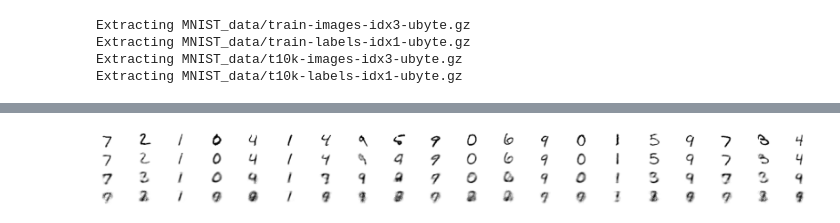
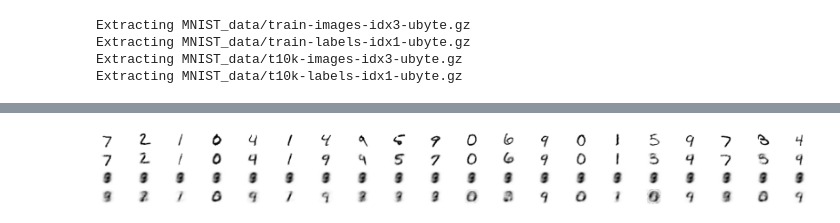
Before and after one commit to jsseely/tensorflow-target-prop, a Jupyter notebook: notebooks/170220 analyze hyperparameter run.ipynb, the cells around one changed output, grey strips where cells are left out. Saved outputs shown, nothing was run; the diff lists cells and outputs as text; code cells hidden in the pictures.

```diff
--- a/notebooks/170220 analyze hyperparameter run.ipynb
+++ b/notebooks/170220 analyze hyperparameter run.ipynb
@@ -22,7 +25,7 @@ import targprop.datasets as ds
 # %% [markdown]
 # process the hyperparameter run
 # %%
-RUN = '../saves/170211_cl_tanh/'
+RUN = '../saves/170220_ae_relu/'
 # %%
 # process directory information
 data_files = [i for i in os.listdir(RUN) if i.endswith('.pickle') and 'params' not in i]
@@ -65,8 +68,6 @@ for k in range(err_algs):
 df = pd.DataFrame(params)
 for k in range(err_algs):
   df = df.join(pd.DataFrame(data[k]))
-# %%
-df.drop('l_dim', axis=1, inplace=True)
 # %%
 mnist = ds.mnist_data_test()
 # %% [output]
@@ -127,33 +172,0 @@ giant_regplot(df, logx=['gamma', 'learning_rate', 'learning_rate_inv', 'noise_st
-# %%
-df = df[df['L_test1'] < 0.2]
-df = df[df['L_test2'] < 0.1]
-# %%
-rows = [u'L_test0', u'L_test1', u'L_test2']
-
-exclude = ['batch_size', 'l_dim', 'actvs2', 'actvs1', 'actvs0']
-cols = list(set(df.columns) - set(rows) - set(exclude)) # everything else
-
-logx = [u'gamma', u'learning_rate', u'learning_rate_inv', u'noise_str'] # which cols get a log xscale
-
-num_cols = len(cols)
-num_rows = len(rows)
-
-fact = 6
-f, ax = plt.subplots(num_rows, num_cols, figsize=(fact*num_cols,fact*num_rows), sharey=False, sharex=False)
-
-for ir, row in enumerate(rows):
-  for ic, col,  in enumerate(cols):
-    logx_bool = col in logx
-    if logx_bool:
-      ax[ir, ic].set_xscale('log', basex=10)
-    sns.regplot(col, row, df, logx=logx_bool, ax=ax[ir, ic], truncate=False)
-    if ir < num_rows-1:
-      ax[ir, ic].xaxis.label.set_visible(False)
-    if ic > 0:
-      ax[ir, ic].yaxis.label.set_visible(False)
-
-    d_range = df[row].max() - df[row].min()
-    ax[ir, ic].set_ylim([df[row].min()-0.1*d_range, df[row].max()+0.1*d_range])
-    ax[ir, ic].set_xlim([df[col].min(), df[col].max()])
-
-plt.show()
@@ -180,18 +173,16 @@ array([[-0., -0., -0., ..., -0., -0., -0.],
 # %%
 n = 20
 f, ax = plt.subplots(4, n, figsize=(5*n,5*2))
-np.random.seed(4)
 for col, i in enumerate(range(n)):
-  example = np.random.randint(df['actvs0'][0].shape[0])
   example = i
   ax[0, col].matshow(mnist.inputs[example].reshape((28,28)))
-  ax[1, col].matshow(df['actvs0'][ind0][example].reshape((28,28)))
-  ax[2, col].matshow(df['actvs1'][ind1][example].reshape((28,28)))
-  ax[3, col].matshow(df['actvs2'][ind2][example].reshape((28,28)))
+  ax[1, col].matshow(df['reconstruction0'][ind0][example].reshape((28,28)))
+  ax[2, col].matshow(df['reconstruction1'][ind1][example].reshape((28,28)))
+  ax[3, col].matshow(df['reconstruction2'][ind2][example].reshape((28,28)))
   ax[0, col].axis('off')
   ax[1, col].axis('off')
   ax[2, col].axis('off')
   ax[3, col].axis('off')
 plt.show()
 # %% [output]
-[figure, old version]
+[figure, new version]
```
Also changed, not shown: parts of 18 cells of this notebook, 14 other files.
